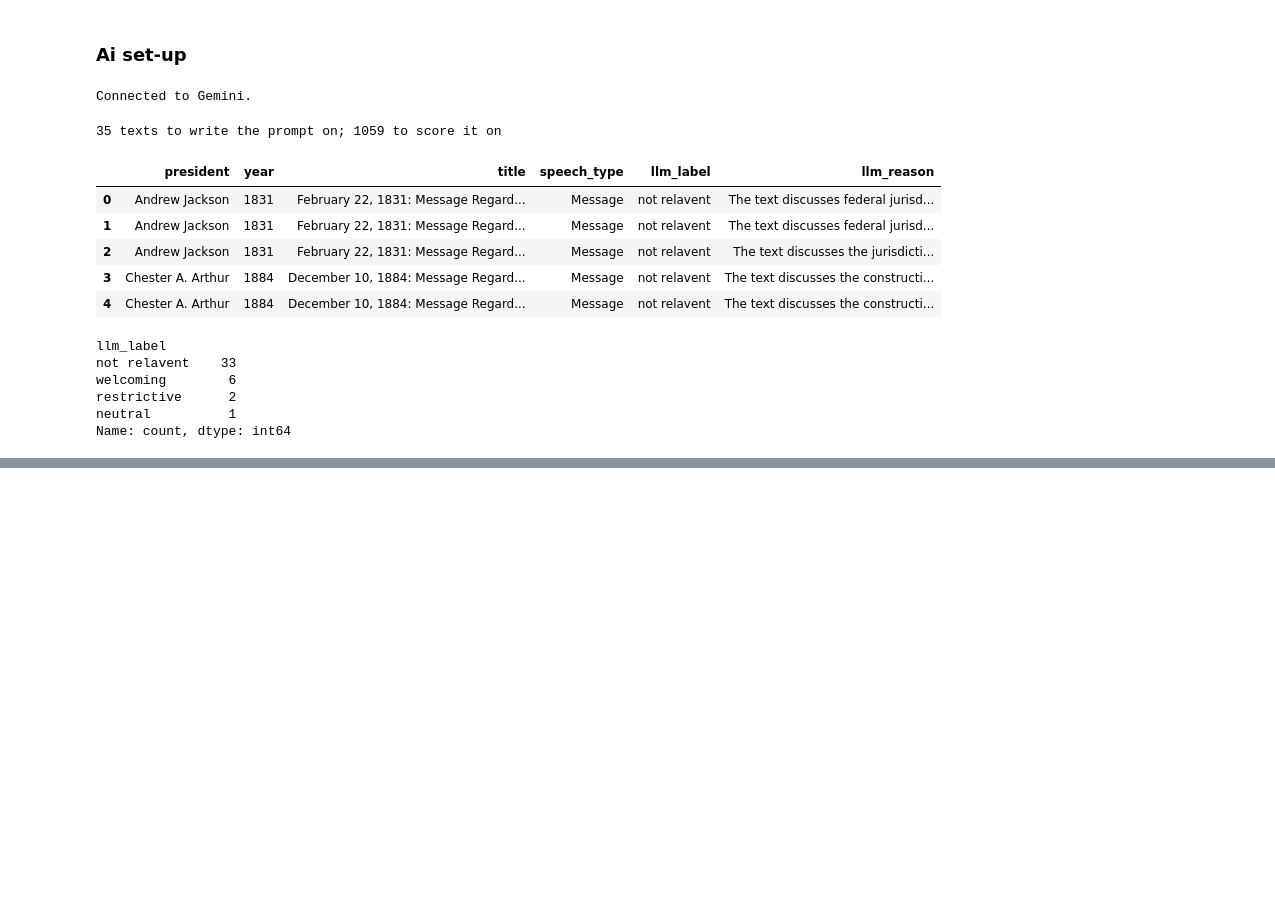
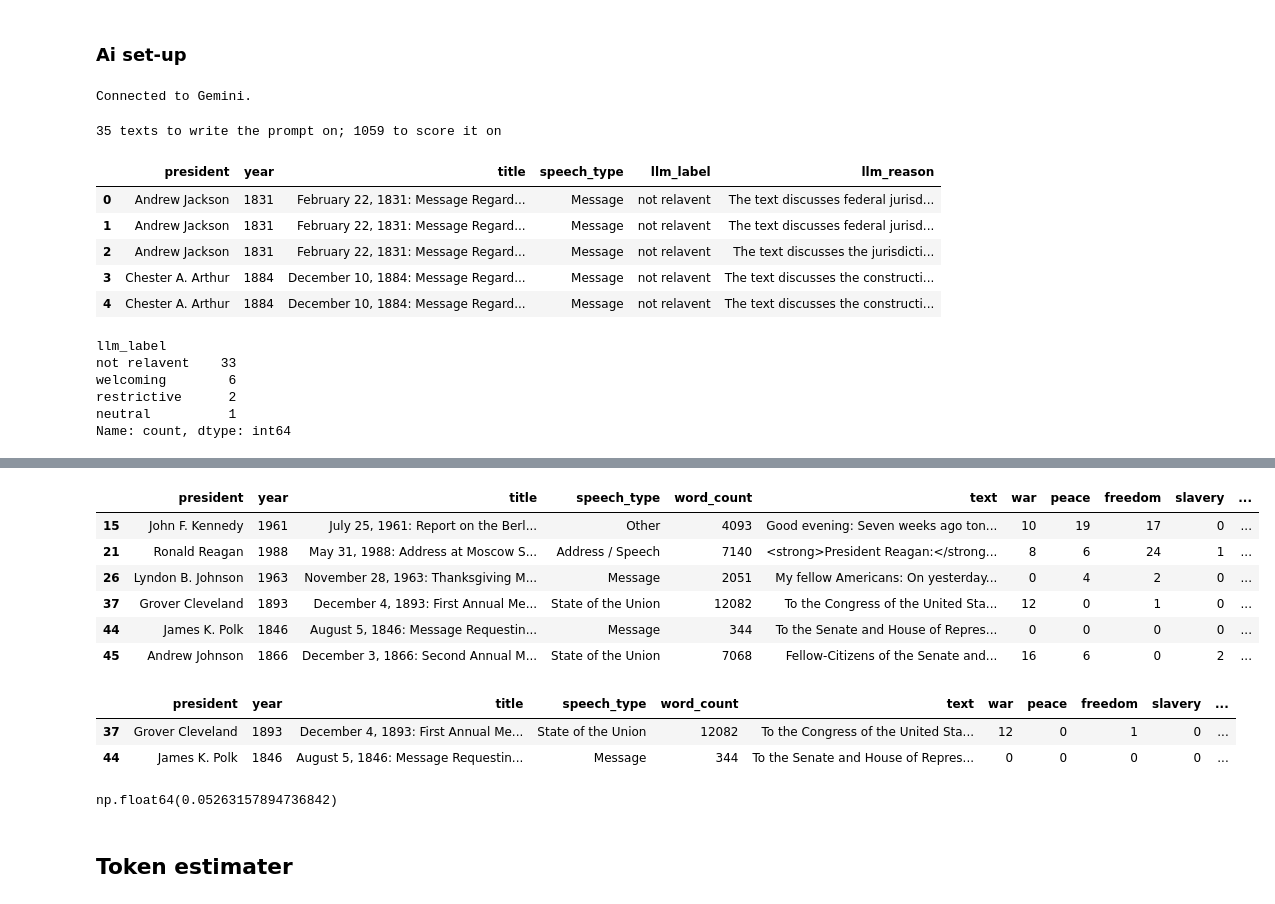
Before and after one commit to vhnguyen4/Miller-211A, a Jupyter notebook: ai_junk/gemini_tester.ipynb, the cells around one changed output, grey strips where cells are left out. Saved outputs shown, nothing was run; the diff lists cells and outputs as text; code cells hidden in the pictures; blank space fills up the shorter version.

```diff
--- a/ai_junk/gemini_tester.ipynb
+++ b/ai_junk/gemini_tester.ipynb
@@ -214,0 +211,2 @@ merged_results.to_csv("test_text.csv", index=False)
+# %%
+score['hand_label'] = score['hand_label'].str.lower()
@@ -214,0 +221,4 @@ merged_results.to_csv("test_text.csv", index=False)
+# %%
+merged_results['id'] = merged_results['id'].astype(int)
+# %%
+comparison = merged_results.merge(score, on='id', how='left')
@@ -214,0 +229,2 @@ merged_results.to_csv("test_text.csv", index=False)
+# %%
+comparison = comparison.drop_duplicates()
@@ -214,0 +247,10 @@ merged_results.to_csv("test_text.csv", index=False)
+# %%
+comparison[comparison['hand_label'] != comparison['llm_label']]
+# %% [output]
+|  | president | year | title | speech_type | word_count | text | war | peace | freedom | slavery | ... |
+| 15 | John F. Kennedy | 1961 | July 25, 1961: Report on the Berl... | Other | 4093 | Good evening: Seven weeks ago ton... | 10 | 19 | 17 | 0 | ... |
+| 21 | Ronald Reagan | 1988 | May 31, 1988: Address at Moscow S... | Address / Speech | 7140 | <strong>President Reagan:</strong... | 8 | 6 | 24 | 1 | ... |
+| 26 | Lyndon B. Johnson | 1963 | November 28, 1963: Thanksgiving M... | Message | 2051 | My fellow Americans: On yesterday... | 0 | 4 | 2 | 0 | ... |
+| 37 | Grover Cleveland | 1893 | December 4, 1893: First Annual Me... | State of the Union | 12082 | To the Congress of the United Sta... | 12 | 0 | 1 | 0 | ... |
+| 44 | James K. Polk | 1846 | August 5, 1846: Message Requestin... | Message | 344 | To the Senate and House of Repres... | 0 | 0 | 0 | 0 | ... |
+| 45 | Andrew Johnson | 1866 | December 3, 1866: Second Annual M... | State of the Union | 7068 | Fellow-Citizens of the Senate and... | 16 | 6 | 0 | 2 | ... |
@@ -214,0 +261,12 @@ merged_results.to_csv("test_text.csv", index=False)
+# %%
+cleaned_comparison[cleaned_comparison['hand_label'] != cleaned_comparison['llm_label']]
+# %% [output]
+|  | president | year | title | speech_type | word_count | text | war | peace | freedom | slavery | ... |
+| 37 | Grover Cleveland | 1893 | December 4, 1893: First Annual Me... | State of the Union | 12082 | To the Congress of the United Sta... | 12 | 0 | 1 | 0 | ... |
+| 44 | James K. Polk | 1846 | August 5, 1846: Message Requestin... | Message | 344 | To the Senate and House of Repres... | 0 | 0 | 0 | 0 | ... |
+# %%
+(cleaned_comparison['hand_label'] != cleaned_comparison['llm_label']).mean().sum()
+# %% [output]
+np.float64(0.05263157894736842)
+# %% [markdown]
+## Token estimater
```
Also changed, not shown: parts of 14 cells of this notebook, 2 other files.
